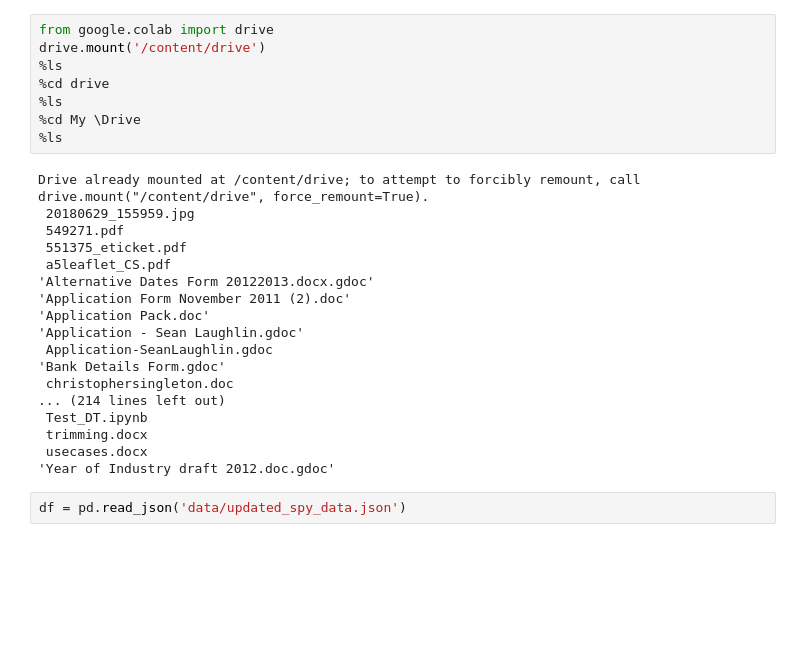
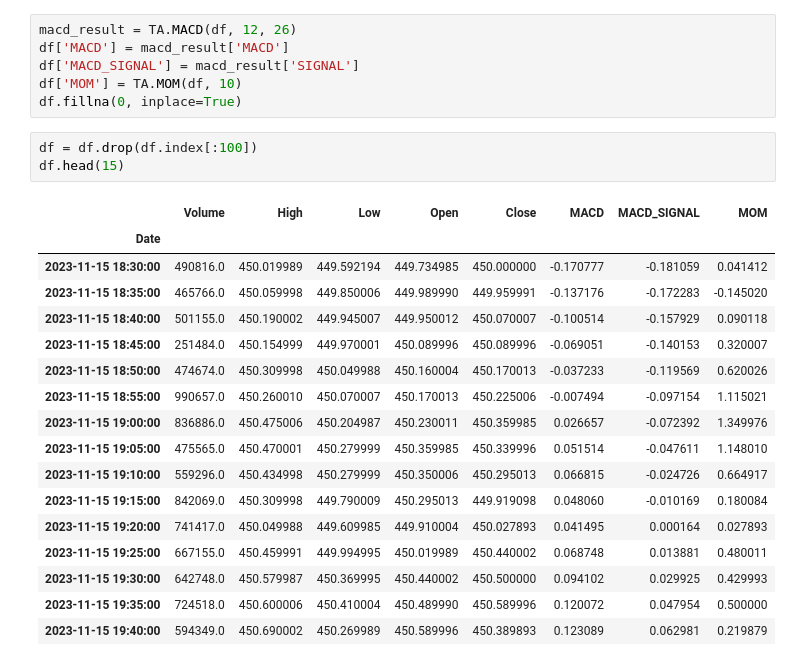
Before and after one commit to EpicMike87/AIProject, a Jupyter notebook: bot.ipynb, the cells around one changed output. Saved outputs shown, nothing was run; the diff lists cells and outputs as text; blank space fills up the shorter version.

```diff
--- a/bot.ipynb
+++ b/bot.ipynb
@@ -39,28 +40,27 @@ from stable_baselines3.common.evaluation import evaluate_policy
-# %%
-from google.colab import drive
-drive.mount('/content/drive')
-%ls
-%cd drive
-%ls
-%cd My \Drive
-%ls
-# %% [output]
-Drive already mounted at /content/drive; to attempt to forcibly remount, call drive.mount("/content/drive", force_remount=True).
- 20180629_155959.jpg
- 549271.pdf
- 551375_eticket.pdf
- a5leaflet_CS.pdf
-'Alternative Dates Form 20122013.docx.gdoc'
-'Application Form November 2011 (2).doc'
-'Application Pack.doc'
-'Application - Sean Laughlin.gdoc'
- Application-SeanLaughlin.gdoc
-'Bank Details Form.gdoc'
- christophersingleton.doc
-... (214 lines left out)
- Test_DT.ipynb
- trimming.docx
- usecases.docx
-'Year of Industry draft 2012.doc.gdoc'
-# %%
-df = pd.read_json('data/updated_spy_data.json')
+# %%
+macd_result = TA.MACD(df, 12, 26)
+df['MACD'] = macd_result['MACD']
+df['MACD_SIGNAL'] = macd_result['SIGNAL']
+df['MOM'] = TA.MOM(df, 10)
+df.fillna(0, inplace=True)
+# %%
+df = df.drop(df.index[:100])
+df.head(15)
+# %% [output]
+|  | Volume | High | Low | Open | Close | MACD | MACD_SIGNAL | MOM |
+| Date |  |  |  |  |  |  |  |  |
+| 2023-11-15 18:30:00 | 490816.0 | 450.019989 | 449.592194 | 449.734985 | 450.000000 | -0.170777 | -0.181059 | 0.041412 |
+| 2023-11-15 18:35:00 | 465766.0 | 450.059998 | 449.850006 | 449.989990 | 449.959991 | -0.137176 | -0.172283 | -0.145020 |
+| 2023-11-15 18:40:00 | 501155.0 | 450.190002 | 449.945007 | 449.950012 | 450.070007 | -0.100514 | -0.157929 | 0.090118 |
+| 2023-11-15 18:45:00 | 251484.0 | 450.154999 | 449.970001 | 450.089996 | 450.089996 | -0.069051 | -0.140153 | 0.320007 |
+| 2023-11-15 18:50:00 | 474674.0 | 450.309998 | 450.049988 | 450.160004 | 450.170013 | -0.037233 | -0.119569 | 0.620026 |
+| 2023-11-15 18:55:00 | 990657.0 | 450.260010 | 450.070007 | 450.170013 | 450.225006 | -0.007494 | -0.097154 | 1.115021 |
+| 2023-11-15 19:00:00 | 836886.0 | 450.475006 | 450.204987 | 450.230011 | 450.359985 | 0.026657 | -0.072392 | 1.349976 |
+| 2023-11-15 19:05:00 | 475565.0 | 450.470001 | 450.279999 | 450.359985 | 450.339996 | 0.051514 | -0.047611 | 1.148010 |
+| 2023-11-15 19:10:00 | 559296.0 | 450.434998 | 450.279999 | 450.350006 | 450.295013 | 0.066815 | -0.024726 | 0.664917 |
+| 2023-11-15 19:15:00 | 842069.0 | 450.309998 | 449.790009 | 450.295013 | 449.919098 | 0.048060 | -0.010169 | 0.180084 |
+| 2023-11-15 19:20:00 | 741417.0 | 450.049988 | 449.609985 | 449.910004 | 450.027893 | 0.041495 | 0.000164 | 0.027893 |
+| 2023-11-15 19:25:00 | 667155.0 | 450.459991 | 449.994995 | 450.019989 | 450.440002 | 0.068748 | 0.013881 | 0.480011 |
+| 2023-11-15 19:30:00 | 642748.0 | 450.579987 | 450.369995 | 450.440002 | 450.500000 | 0.094102 | 0.029925 | 0.429993 |
+| 2023-11-15 19:35:00 | 724518.0 | 450.600006 | 450.410004 | 450.489990 | 450.589996 | 0.120072 | 0.047954 | 0.500000 |
+| 2023-11-15 19:40:00 | 594349.0 | 450.690002 | 450.269989 | 450.589996 | 450.389893 | 0.123089 | 0.062981 | 0.219879 |
```
Also changed, not shown: parts of 20 cells of this notebook.
